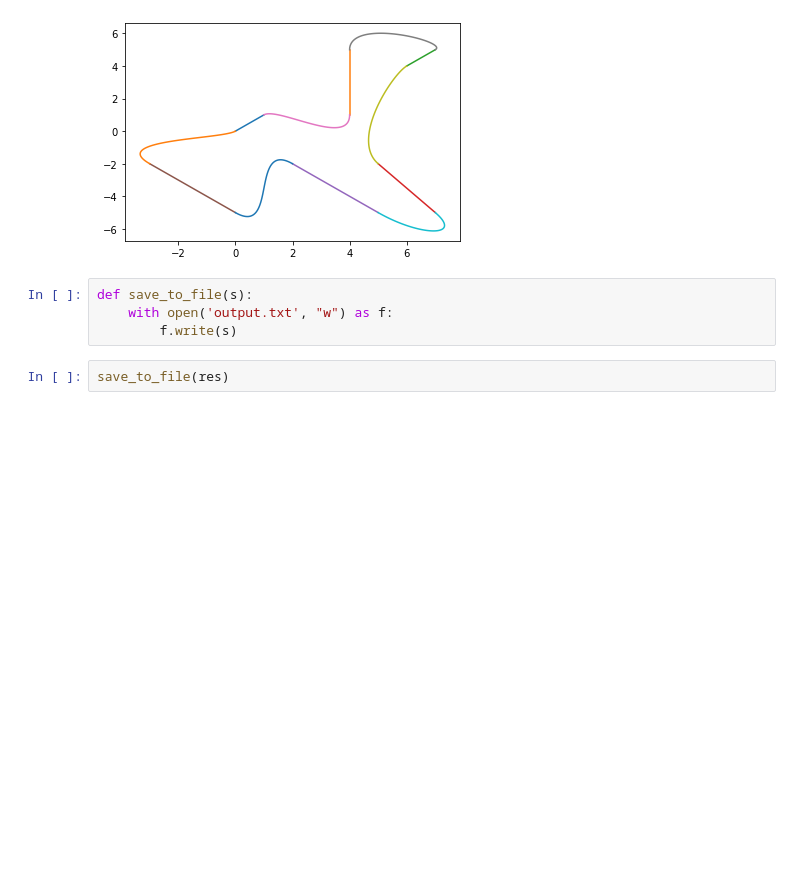
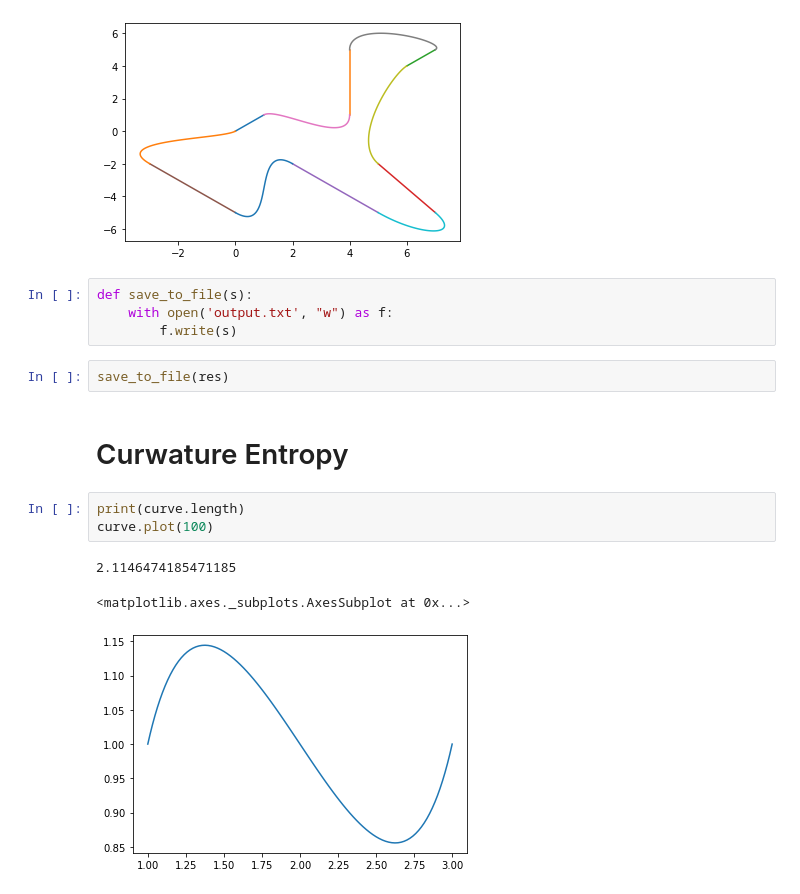
Before and after one commit to sjmikler/TORCS-track-generation, a Jupyter notebook: notebooks/bezier.ipynb, the cells around one changed output. Drawn from its saved outputs; the diff is of its cells as text; blank space fills up the shorter version.

Commit message:
Added curves entropy prototype to the notebook

```diff
--- a/notebooks/bezier.ipynb
+++ b/notebooks/bezier.ipynb
@@ -298,3 +298,12 @@ def save_to_file(s):
         f.write(s)
 # %%
 save_to_file(res)
+# %% [markdown]
+# Curwature Entropy
+# %%
+print(curve.length)
+curve.plot(100)
+# %% [output]
+2.1146474185471185
+<matplotlib.axes._subplots.AxesSubplot at 0x...>
+[figure, added]
```
Also changed, not shown: parts of 25 cells of this notebook.
